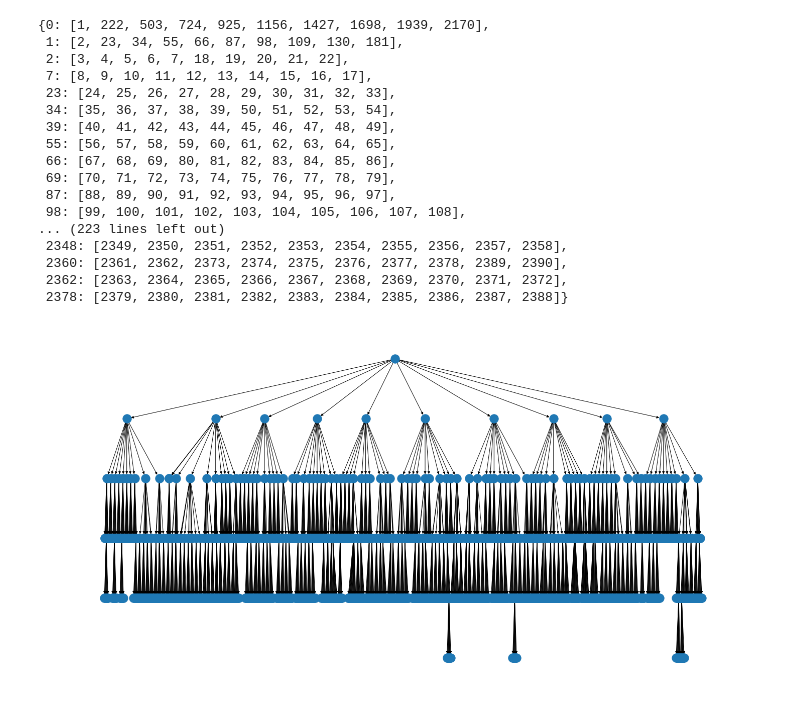
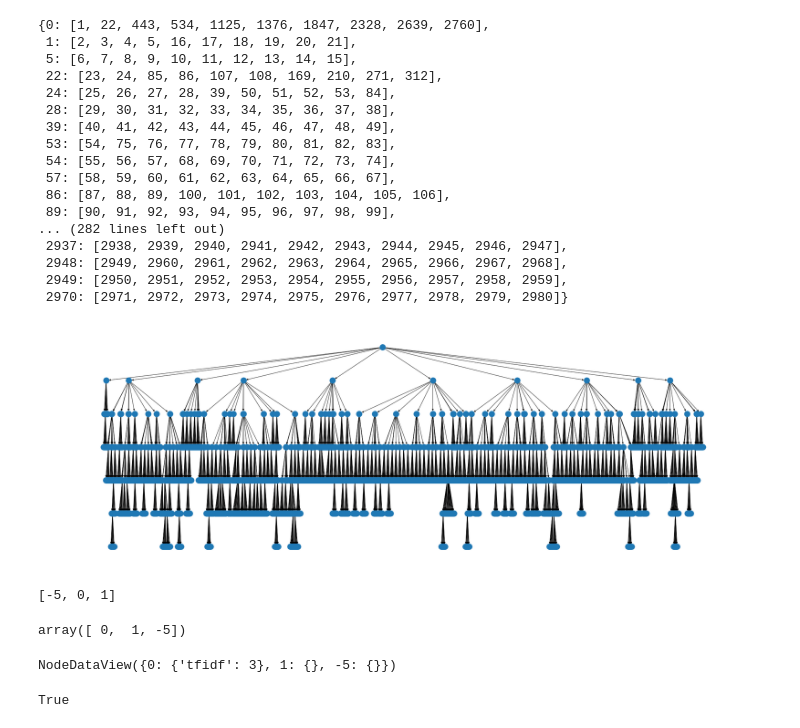
Before and after one commit to epignatelli/scalable-recognition-with-a-vocabulary-tree, a Jupyter notebook: VV3.ipynb, the cells around one changed output. Saved outputs shown, nothing was run; the diff lists cells and outputs as text; code cells hidden in the pictures.

Commit message:
switch to networkx and add tfidf

```diff
--- a/VV3.ipynb
+++ b/VV3.ipynb
@@ -123,35 +221,39 @@ class CIBR(object):
 # %%
 vv3 = CIBR(None, 10, 6)
-vv3.create_tree()
+vv3.fit()
 # print(vv3.tree)
 # print(vv3.nodes)
 # %% [output]
-{0: [1, 222, 503, 724, 925, 1156, 1427, 1698, 1939, 2170],
- 1: [2, 23, 34, 55, 66, 87, 98, 109, 130, 181],
- 2: [3, 4, 5, 6, 7, 18, 19, 20, 21, 22],
- 7: [8, 9, 10, 11, 12, 13, 14, 15, 16, 17],
- 23: [24, 25, 26, 27, 28, 29, 30, 31, 32, 33],
- 34: [35, 36, 37, 38, 39, 50, 51, 52, 53, 54],
+{0: [1, 22, 443, 534, 1125, 1376, 1847, 2328, 2639, 2760],
+ 1: [2, 3, 4, 5, 16, 17, 18, 19, 20, 21],
+ 5: [6, 7, 8, 9, 10, 11, 12, 13, 14, 15],
+ 22: [23, 24, 85, 86, 107, 108, 169, 210, 271, 312],
+ 24: [25, 26, 27, 28, 39, 50, 51, 52, 53, 84],
+ 28: [29, 30, 31, 32, 33, 34, 35, 36, 37, 38],
  39: [40, 41, 42, 43, 44, 45, 46, 47, 48, 49],
- 55: [56, 57, 58, 59, 60, 61, 62, 63, 64, 65],
- 66: [67, 68, 69, 80, 81, 82, 83, 84, 85, 86],
- 69: [70, 71, 72, 73, 74, 75, 76, 77, 78, 79],
- 87: [88, 89, 90, 91, 92, 93, 94, 95, 96, 97],
- 98: [99, 100, 101, 102, 103, 104, 105, 106, 107, 108],
-... (223 lines left out)
- 2348: [2349, 2350, 2351, 2352, 2353, 2354, 2355, 2356, 2357, 2358],
- 2360: [2361, 2362, 2373, 2374, 2375, 2376, 2377, 2378, 2389, 2390],
- 2362: [2363, 2364, 2365, 2366, 2367, 2368, 2369, 2370, 2371, 2372],
- 2378: [2379, 2380, 2381, 2382, 2383, 2384, 2385, 2386, 2387, 2388]}
+ 53: [54, 75, 76, 77, 78, 79, 80, 81, 82, 83],
+ 54: [55, 56, 57, 68, 69, 70, 71, 72, 73, 74],
+ 57: [58, 59, 60, 61, 62, 63, 64, 65, 66, 67],
+ 86: [87, 88, 89, 100, 101, 102, 103, 104, 105, 106],
+ 89: [90, 91, 92, 93, 94, 95, 96, 97, 98, 99],
+... (282 lines left out)
+ 2937: [2938, 2939, 2940, 2941, 2942, 2943, 2944, 2945, 2946, 2947],
+ 2948: [2949, 2960, 2961, 2962, 2963, 2964, 2965, 2966, 2967, 2968],
+ 2949: [2950, 2951, 2952, 2953, 2954, 2955, 2956, 2957, 2958, 2959],
+ 2970: [2971, 2972, 2973, 2974, 2975, 2976, 2977, 2978, 2979, 2980]}
 # %%
 graph = nx.DiGraph()
 for k, v in vv3.tree.items():
     graph.add_node(k)
     for link in v:
         graph.add_edge(k, link)
 
-plt.figure(figsize=(20, 10))
+plt.figure(figsize=(30, 10))
 pos = nx.drawing.nx_agraph.graphviz_layout(graph, prog='dot')
 nx.draw(graph, pos=pos)
 # %% [output]
-[figure, old version]
+[figure, new version]
+# %%
+sorted(list(a))
+# %% [output]
+[-5, 0, 1]
@@ -157,0 +263,4 @@ nx.draw(graph, pos=pos)
+# %%
+np.array(a)
+# %% [output]
+array([ 0,  1, -5])
@@ -157,0 +271,8 @@ nx.draw(graph, pos=pos)
+# %%
+a.nodes.data()
+# %% [output]
+NodeDataView({0: {'tfidf': 3}, 1: {}, -5: {}})
+# %%
+"tfidf" in a.nodes[0]
+# %% [output]
+True
```
Also changed, not shown: parts of 7 cells of this notebook.
